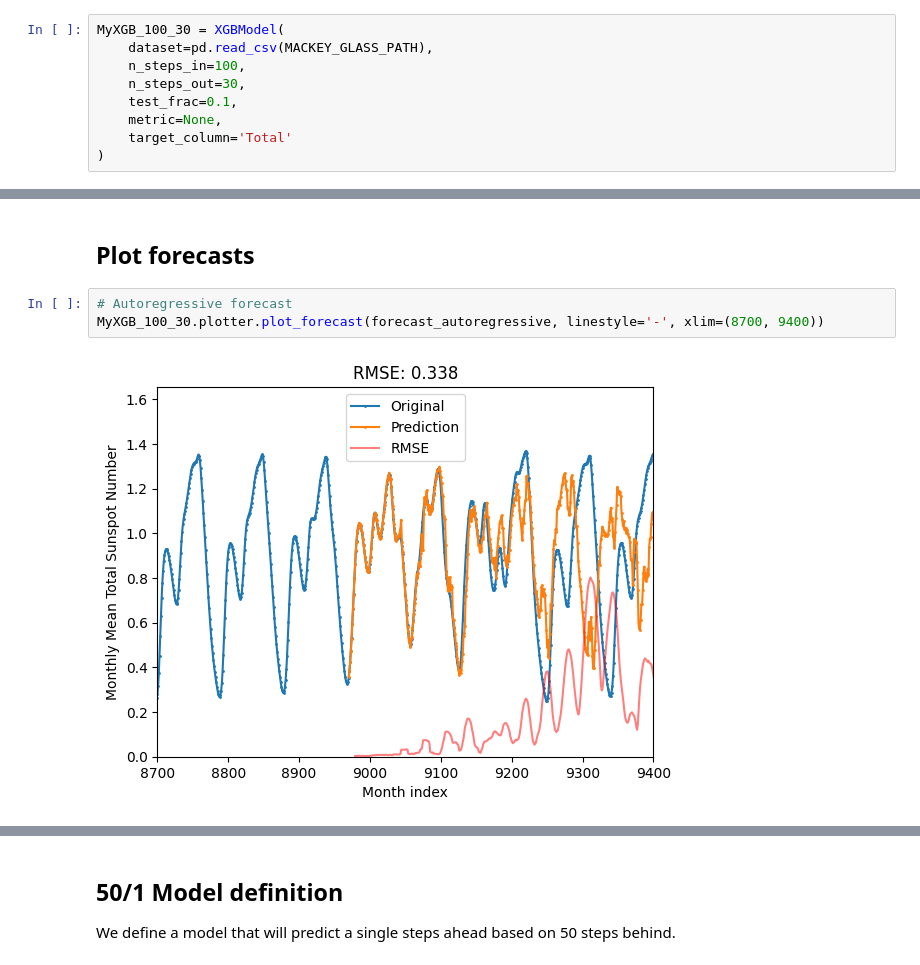
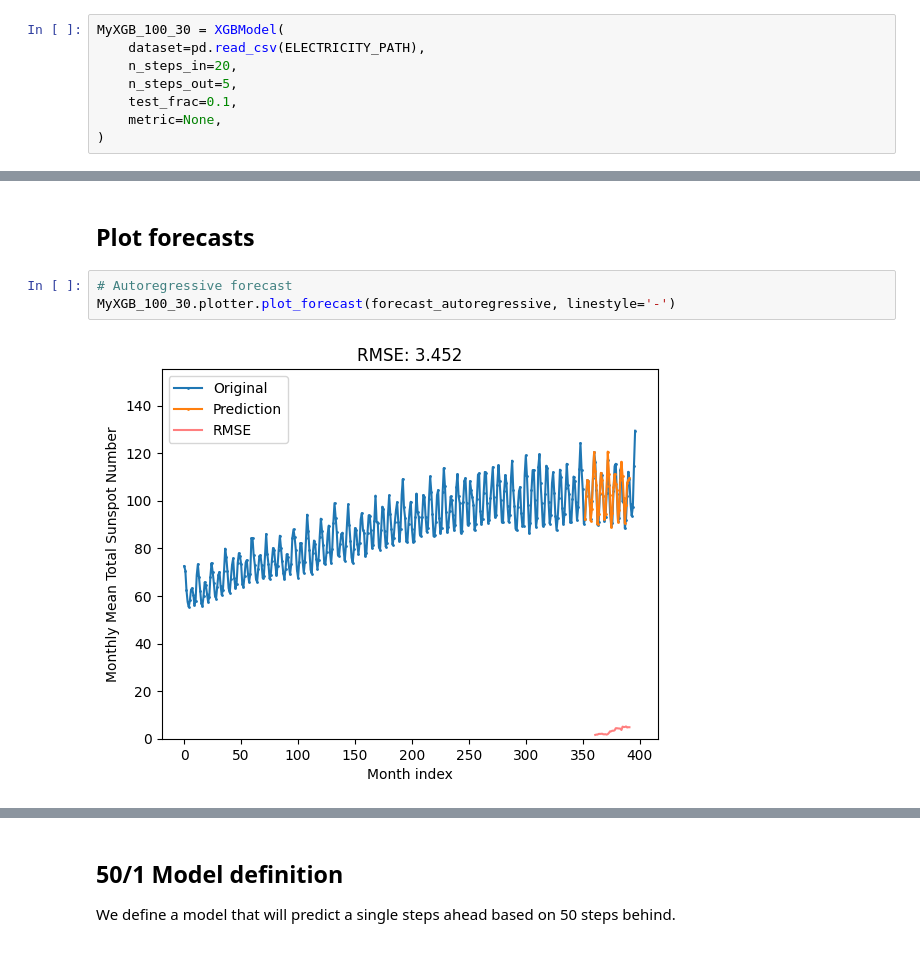
Before and after one commit to Wotaker/timeseries-models, a Jupyter notebook: notebooks/xgb_interface.ipynb, the cells around one changed output, grey strips where cells are left out. Cells and saved outputs as stored; diff of their text form.

Commit message:
Dataloader adopted to Electricity dataset

```diff
--- a/notebooks/xgb_interface.ipynb
+++ b/notebooks/xgb_interface.ipynb
@@ -14,11 +14,10 @@ ELECTRICITY_PATH = os.path.join(ROOT_PATH, "datasets/Electricity.csv")
 We define a model that will predict 30 steps ahead based on 100 steps behind.
 # %%
 MyXGB_100_30 = XGBModel(
-    dataset=pd.read_csv(MACKEY_GLASS_PATH),
-    n_steps_in=100,
-    n_steps_out=30,
+    dataset=pd.read_csv(ELECTRICITY_PATH),
+    n_steps_in=20,
+    n_steps_out=5,
     test_frac=0.1,
     metric=None,
-    target_column='Total'
 )
 # %% [output]
@@ -40,8 +39,8 @@ forecast = MyXGB_100_30.predict(10, autoreggressive=False, shift=0)
 ## Plot forecasts
 # %%
 # Autoregressive forecast
-MyXGB_100_30.plotter.plot_forecast(forecast_autoregressive, linestyle='-', xlim=(8700, 9400))
+MyXGB_100_30.plotter.plot_forecast(forecast_autoregressive, linestyle='-')
 # %% [output]
-[figure, old version]
+[figure, new version]
 # %%
 # Windowed forecast
```
Also changed, not shown: parts of 5 cells of this notebook.
